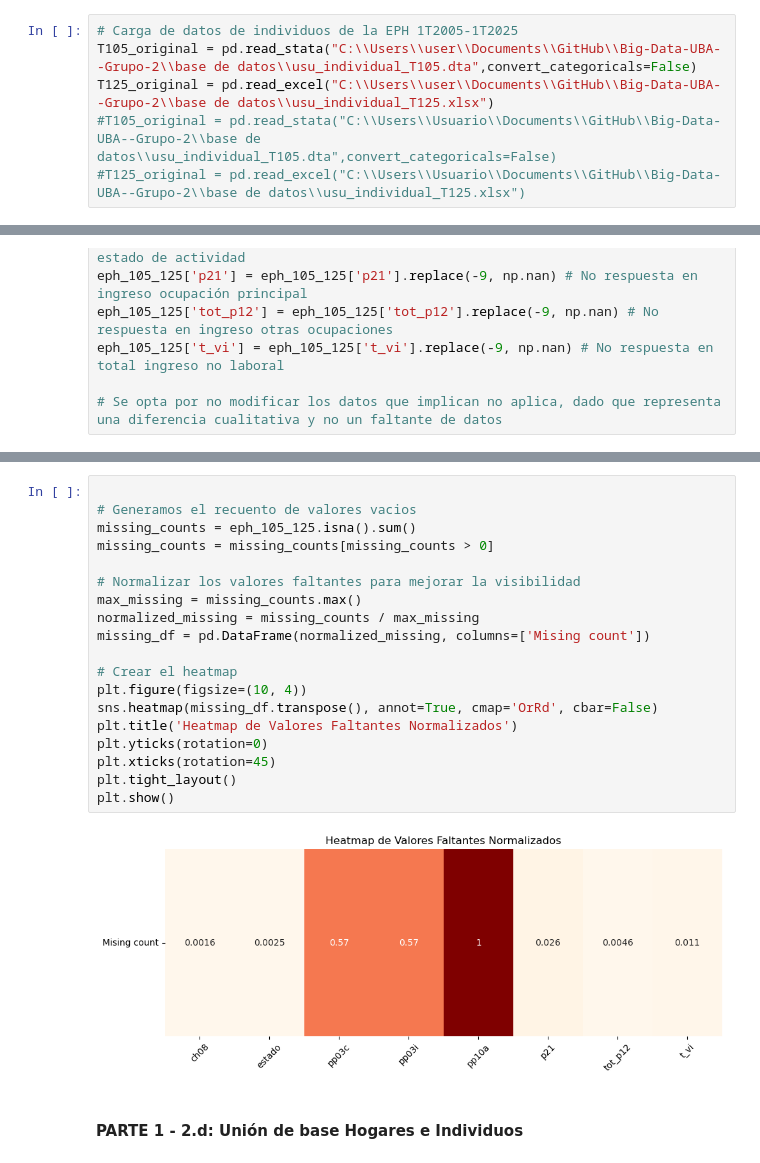
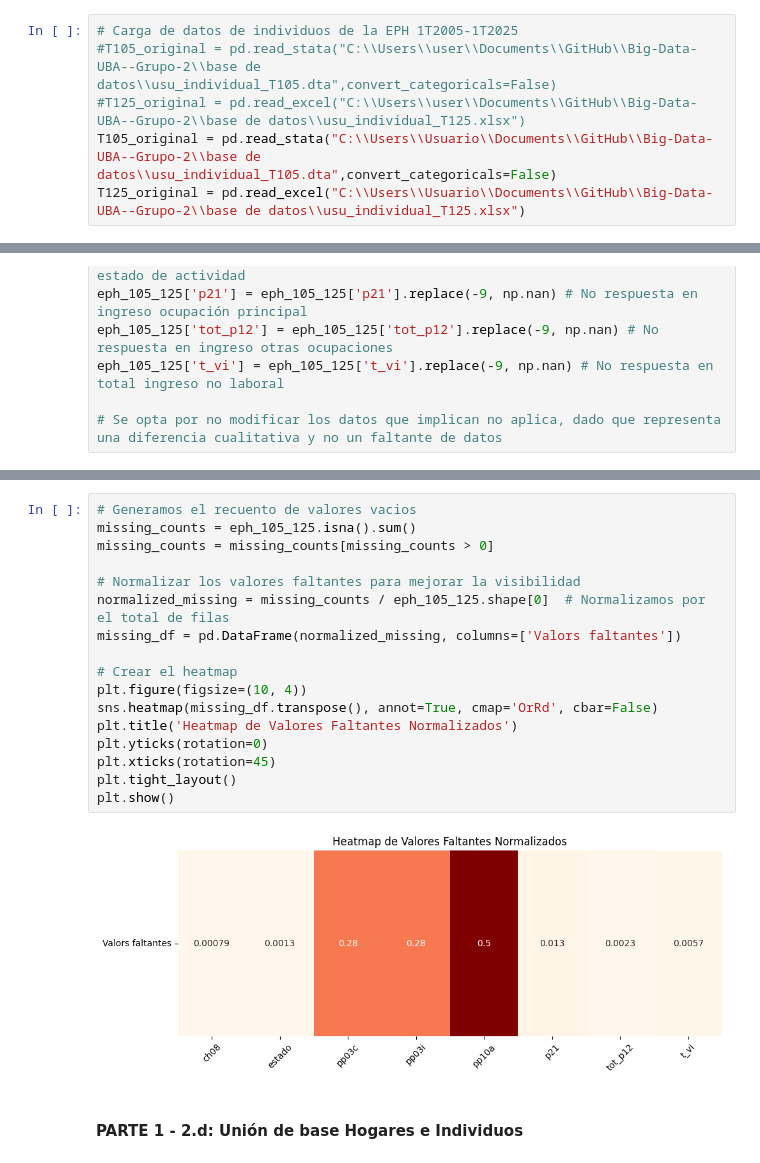
Before and after one commit to alvarezmartin2411-debug/Big-Data-UBA--Grupo-2, a Jupyter notebook: TP1/Program_TP1_Grupo2.ipynb, the cells around one changed output, grey strips where cells are left out. Drawn from its saved outputs; the diff is of its cells as text.

Commit message:
Código completo hasta P3-8
Falta solo la opcional de Parte 3 - 9

```diff
--- a/TP1/Program_TP1_Grupo2.ipynb
+++ b/TP1/Program_TP1_Grupo2.ipynb
@@ -11,7 +11,7 @@ import seaborn as sns
 import matplotlib.pyplot as plt
 # %%
 # Carga de datos de individuos de la EPH 1T2005-1T2025
-T105_original = pd.read_stata("C:\\Users\\user\\Documents\\GitHub\\Big-Data-UBA--Grupo-2\\base de datos\\usu_individual_T105.dta",convert_categoricals=False)
-T125_original = pd.read_excel("C:\\Users\\user\\Documents\\GitHub\\Big-Data-UBA--Grupo-2\\base de datos\\usu_individual_T125.xlsx")
-#T105_original = pd.read_stata("C:\\Users\\Usuario\\Documents\\GitHub\\Big-Data-UBA--Grupo-2\\base de datos\\usu_individual_T105.dta",convert_categoricals=False)
-#T125_original = pd.read_excel("C:\\Users\\Usuario\\Documents\\GitHub\\Big-Data-UBA--Grupo-2\\base de datos\\usu_individual_T125.xlsx")
+#T105_original = pd.read_stata("C:\\Users\\user\\Documents\\GitHub\\Big-Data-UBA--Grupo-2\\base de datos\\usu_individual_T105.dta",convert_categoricals=False)
+#T125_original = pd.read_excel("C:\\Users\\user\\Documents\\GitHub\\Big-Data-UBA--Grupo-2\\base de datos\\usu_individual_T125.xlsx")
+T105_original = pd.read_stata("C:\\Users\\Usuario\\Documents\\GitHub\\Big-Data-UBA--Grupo-2\\base de datos\\usu_individual_T105.dta",convert_categoricals=False)
+T125_original = pd.read_excel("C:\\Users\\Usuario\\Documents\\GitHub\\Big-Data-UBA--Grupo-2\\base de datos\\usu_individual_T125.xlsx")
@@ -146,26 +144,24 @@ itf             0
 df              0
 dtype: int64
 # %%
-
 # Generamos el recuento de valores vacios
 missing_counts = eph_105_125.isna().sum()
 missing_counts = missing_counts[missing_counts > 0]
 
 # Normalizar los valores faltantes para mejorar la visibilidad
-max_missing = missing_counts.max()
-normalized_missing = missing_counts / max_missing
-missing_df = pd.DataFrame(normalized_missing, columns=['Mising count'])
+normalized_missing = missing_counts / eph_105_125.shape[0]  # Normalizamos por el total de filas
+missing_df = pd.DataFrame(normalized_missing, columns=['Valors faltantes'])
 
 # Crear el heatmap
 plt.figure(figsize=(10, 4))
 sns.heatmap(missing_df.transpose(), annot=True, cmap='OrRd', cbar=False)
 plt.title('Heatmap de Valores Faltantes Normalizados')
 plt.yticks(rotation=0)
 plt.xticks(rotation=45)
 plt.tight_layout()
 plt.show()
 # %% [output]
-[figure, old version]
+[figure, new version]
 # %% [markdown]
 #### PARTE 1 - 2.d: Unión de base Hogares e Individuos
 # %%
```
Also changed, not shown: parts of 20 cells of this notebook.
